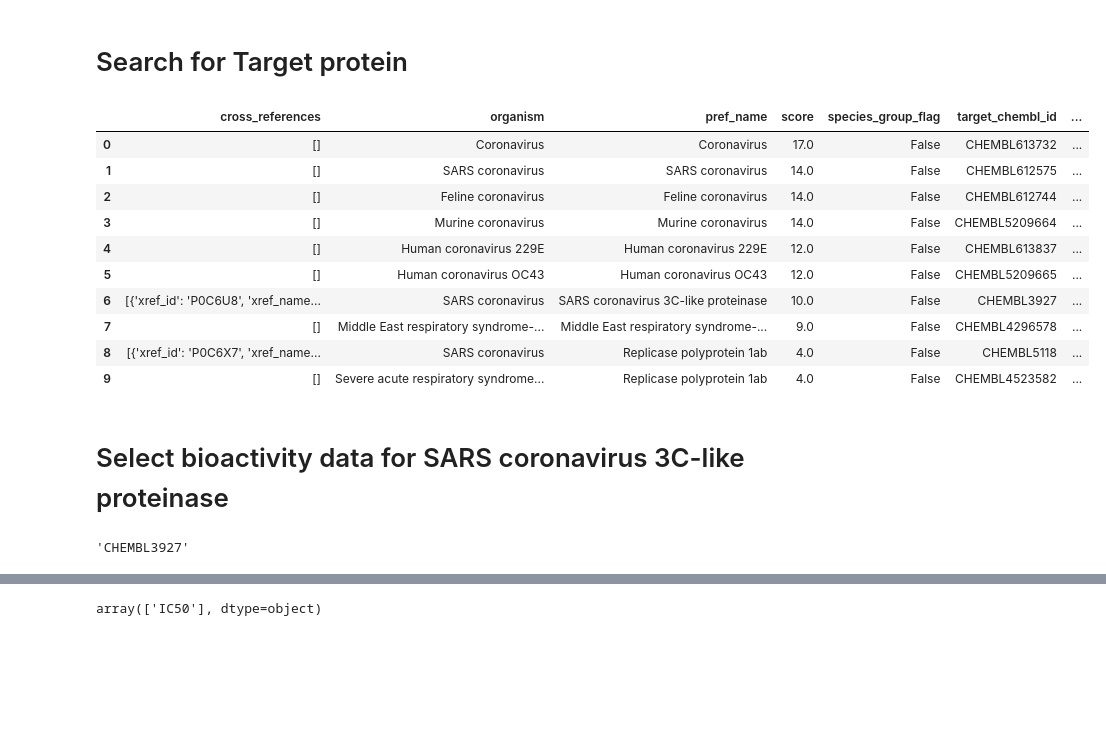
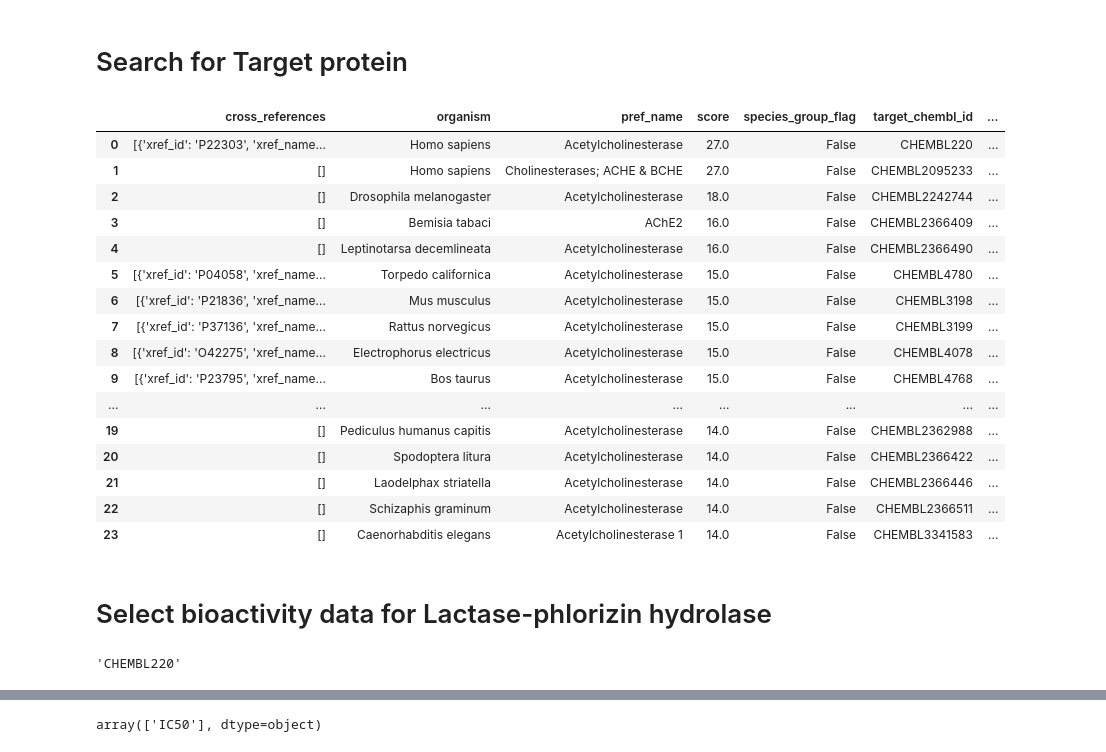
Before and after one commit to CodingAya/Computational_Drug_Discovery, a Jupyter notebook: Computational_Drug_Discovery_Part1.ipynb, the cells around one changed output, grey strips where cells are left out. Cells and saved outputs as stored; diff of their text form; code cells hidden in the pictures; blank space fills up the shorter version.

```diff
--- a/Computational_Drug_Discovery_Part1.ipynb
+++ b/Computational_Drug_Discovery_Part1.ipynb
@@ -48,28 +36,34 @@ from chembl_webresource_client.new_client import new_client
 # %%
 # Target search for coronavirus
 target = new_client.target
-target_query = target.search('coronavirus')
+target_query = target.search('acetylcholinesterase')
 targets = pd.DataFrame.from_dict(target_query)
 targets
 # %% [output]
 |  | cross_references | organism | pref_name | score | species_group_flag | target_chembl_id | ... |
-| 0 | [] | Coronavirus | Coronavirus | 17.0 | False | CHEMBL613732 | ... |
-| 1 | [] | SARS coronavirus | SARS coronavirus | 14.0 | False | CHEMBL612575 | ... |
-| 2 | [] | Feline coronavirus | Feline coronavirus | 14.0 | False | CHEMBL612744 | ... |
-| 3 | [] | Murine coronavirus | Murine coronavirus | 14.0 | False | CHEMBL5209664 | ... |
-| 4 | [] | Human coronavirus 229E | Human coronavirus 229E | 12.0 | False | CHEMBL613837 | ... |
-| 5 | [] | Human coronavirus OC43 | Human coronavirus OC43 | 12.0 | False | CHEMBL5209665 | ... |
-| 6 | [{'xref_id': 'P0C6U8', 'xref_name... | SARS coronavirus | SARS coronavirus 3C-like proteinase | 10.0 | False | CHEMBL3927 | ... |
-| 7 | [] | Middle East respiratory syndrome-... | Middle East respiratory syndrome-... | 9.0 | False | CHEMBL4296578 | ... |
-| 8 | [{'xref_id': 'P0C6X7', 'xref_name... | SARS coronavirus | Replicase polyprotein 1ab | 4.0 | False | CHEMBL5118 | ... |
-| 9 | [] | Severe acute respiratory syndrome... | Replicase polyprotein 1ab | 4.0 | False | CHEMBL4523582 | ... |
+| 0 | [{'xref_id': 'P22303', 'xref_name... | Homo sapiens | Acetylcholinesterase | 27.0 | False | CHEMBL220 | ... |
+| 1 | [] | Homo sapiens | Cholinesterases; ACHE & BCHE | 27.0 | False | CHEMBL2095233 | ... |
+| 2 | [] | Drosophila melanogaster | Acetylcholinesterase | 18.0 | False | CHEMBL2242744 | ... |
+| 3 | [] | Bemisia tabaci | AChE2 | 16.0 | False | CHEMBL2366409 | ... |
+| 4 | [] | Leptinotarsa decemlineata | Acetylcholinesterase | 16.0 | False | CHEMBL2366490 | ... |
+| 5 | [{'xref_id': 'P04058', 'xref_name... | Torpedo californica | Acetylcholinesterase | 15.0 | False | CHEMBL4780 | ... |
+| 6 | [{'xref_id': 'P21836', 'xref_name... | Mus musculus | Acetylcholinesterase | 15.0 | False | CHEMBL3198 | ... |
+| 7 | [{'xref_id': 'P37136', 'xref_name... | Rattus norvegicus | Acetylcholinesterase | 15.0 | False | CHEMBL3199 | ... |
+| 8 | [{'xref_id': 'O42275', 'xref_name... | Electrophorus electricus | Acetylcholinesterase | 15.0 | False | CHEMBL4078 | ... |
+| 9 | [{'xref_id': 'P23795', 'xref_name... | Bos taurus | Acetylcholinesterase | 15.0 | False | CHEMBL4768 | ... |
+| ... | ... | ... | ... | ... | ... | ... | ... |
+| 19 | [] | Pediculus humanus capitis | Acetylcholinesterase | 14.0 | False | CHEMBL2362988 | ... |
+| 20 | [] | Spodoptera litura | Acetylcholinesterase | 14.0 | False | CHEMBL2366422 | ... |
+| 21 | [] | Laodelphax striatella | Acetylcholinesterase | 14.0 | False | CHEMBL2366446 | ... |
+| 22 | [] | Schizaphis graminum | Acetylcholinesterase | 14.0 | False | CHEMBL2366511 | ... |
+| 23 | [] | Caenorhabditis elegans | Acetylcholinesterase 1 | 14.0 | False | CHEMBL3341583 | ... |
 # %% [markdown]
-# Select bioactivity data for SARS coronavirus 3C-like proteinase
+# Select bioactivity data for Lactase-phlorizin hydrolase
 # %%
-selected_target = targets.target_chembl_id[6]
+selected_target = targets.target_chembl_id[0]
 selected_target
 # %% [output]
-'CHEMBL3927'
+'CHEMBL220'
 # %%
 #Retrieve bioactivity data for CHEMBL3927 that are reported as IC50 values in nM (nanomolar) unit
 activity = new_client.activity
```
Also changed, not shown: parts of 15 cells of this notebook, 27 other files.
